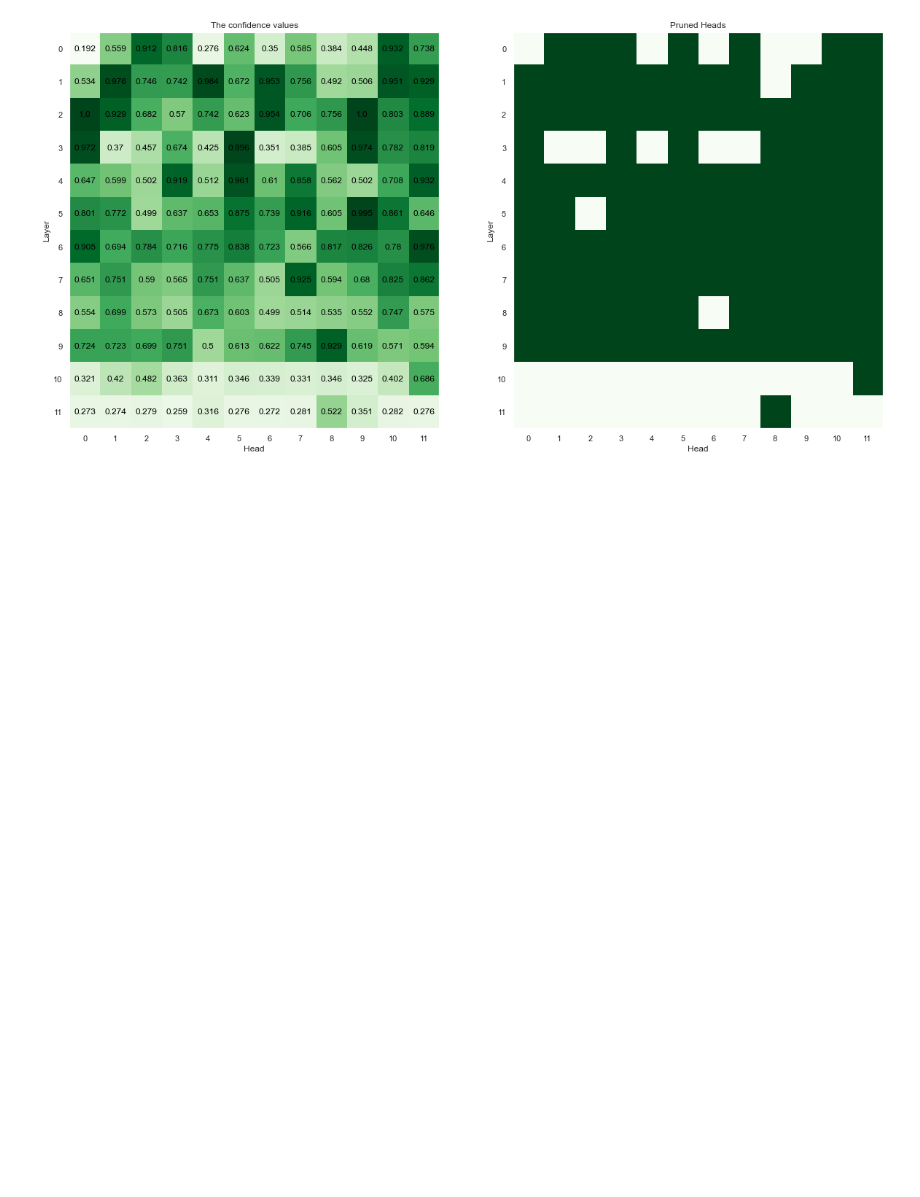
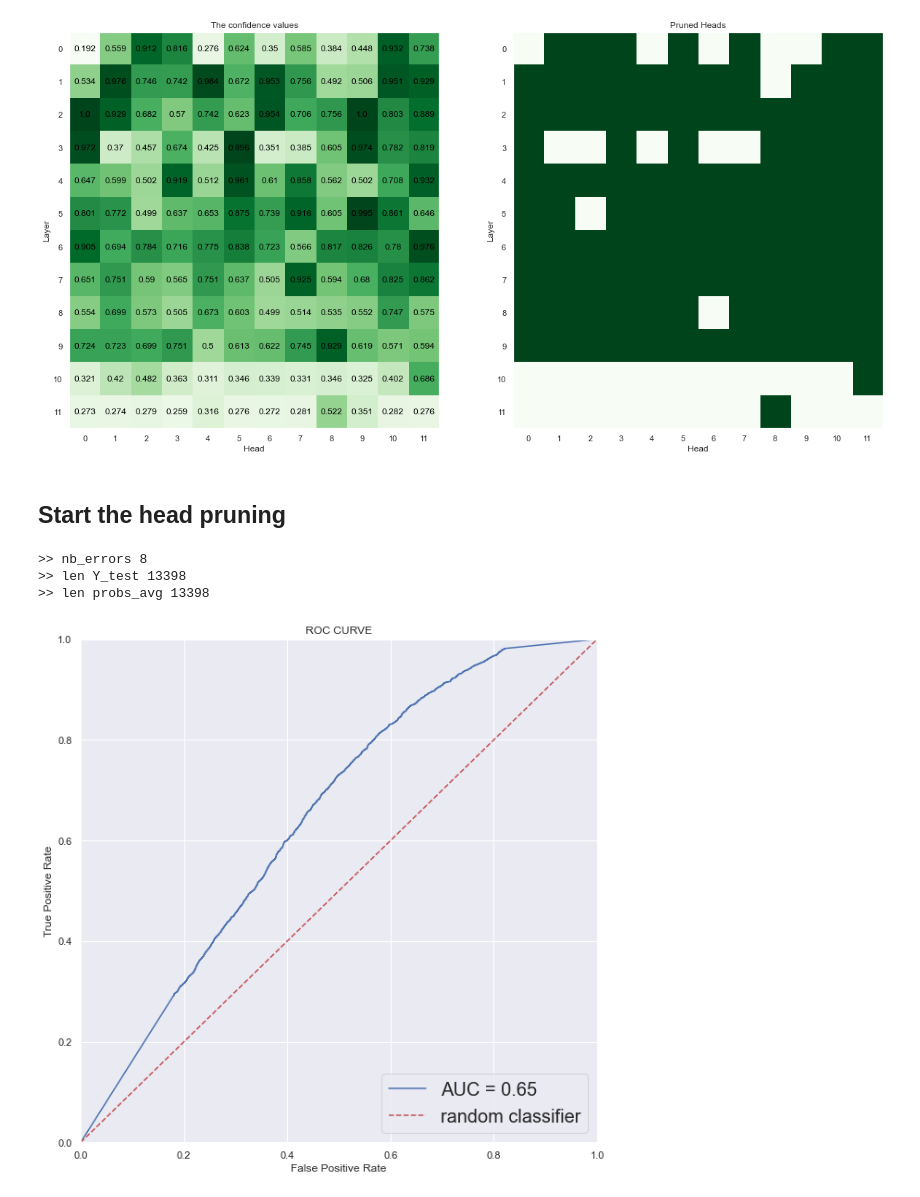
Before and after one commit to lolofo/stage_4_gm, a Jupyter notebook: attention_algorithms/Pruning Heads & Roc Curves.ipynb, the cells around one changed output. Cells and saved outputs as stored; diff of their text form; code cells hidden in the pictures; blank space fills up the shorter version.

```diff
--- a/attention_algorithms/Pruning Heads & Roc Curves.ipynb
+++ b/attention_algorithms/Pruning Heads & Roc Curves.ipynb
@@ -111,3 +111,66 @@ fig = heads_role_inst.plot_confidence()
 plt.savefig(os.path.join(graph_folder, "confidence_pruning_tr_0.5.png"))
 # %% [output]
 [figure]
+# %% [markdown]
+## Start the head pruning
+# %%
+class LenException(Exception):
+    pass
+
+Y_test = []
+probs_avg = []
+
+nb_err = 0
+
+for _, i in enumerate(tqdm.tqdm(range(500))):
+    j = 0
+    # iteration through all the sentences
+    # construct the raw attention object
+    sent = sentences[i, :].clone().detach()[None,:]
+    mk = masks[i, :].clone().detach()[None,:]
+    raw_attention_inst = RawAttention(model=model,
+                                      input_ids=sent,
+                                      attention_mask=mk,
+                                      test_mod=False
+                                      )
+    try :
+        while j<e_snli_data.shape[0] and raw_attention_inst.tokens!=eval(e_snli_data["tok_sent"][j]):
+            j+=1
+
+        if j>=e_snli_data.shape[0]:
+            raise LenException
+
+        if raw_attention_inst.tokens!=eval(e_snli_data["tok_sent"][j]):
+            raise LenException
+
+        else :
+            Y_test += eval(e_snli_data["hg_goal"][j])
+
+            # avg agregation for the heads
+            raw_attention_inst.set_up_graph(agr_type="avg",
+                                            prune_mask=heads_role_inst.real_heads)
+
+            flow = attention_flow_max(raw_attention_inst)
+            flow = normalize_attention(raw_attention_inst.tokens , torch.tensor(flow))
+            probs_avg += flow
+
+
+    except LenException :
+        # count the different errors
+        nb_err += 1
+
+
+
+print(f">> nb_errors {nb_err}")
+
+print(f">> len Y_test {len(Y_test)}")
+print(f">> len probs_avg {len(probs_avg)}")
+# %% [output]
+>> nb_errors 8
+>> len Y_test 13398
+>> len probs_avg 13398
+# %%
+fig, best_tr = plot_roc_vurve(Y_test , probs_avg)
+plt.savefig(os.path.join(graph_folder , "avg_agreg_test_prune_roc_curve.png"))
+# %% [output]
+[figure, added]
```
Also changed, not shown: parts of 4 cells of this notebook, 3 other files.
